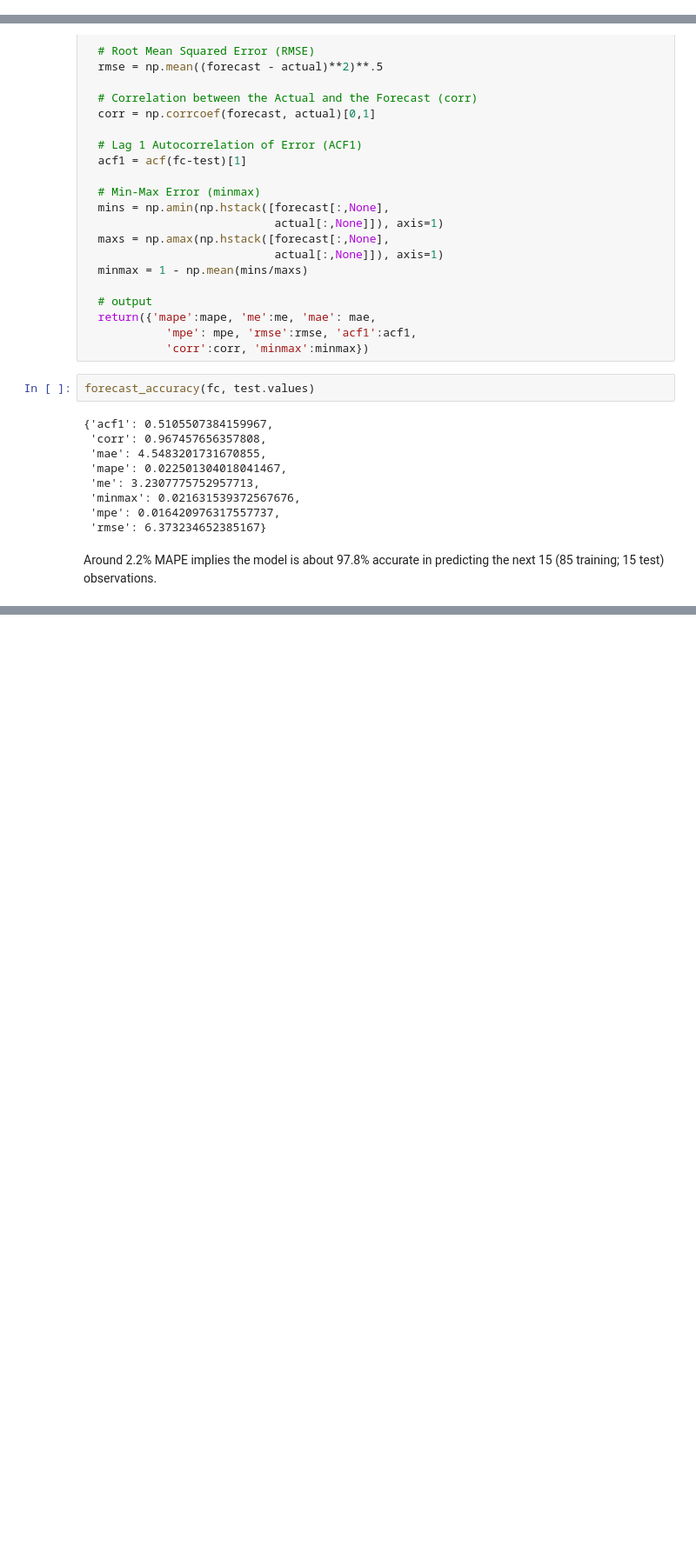
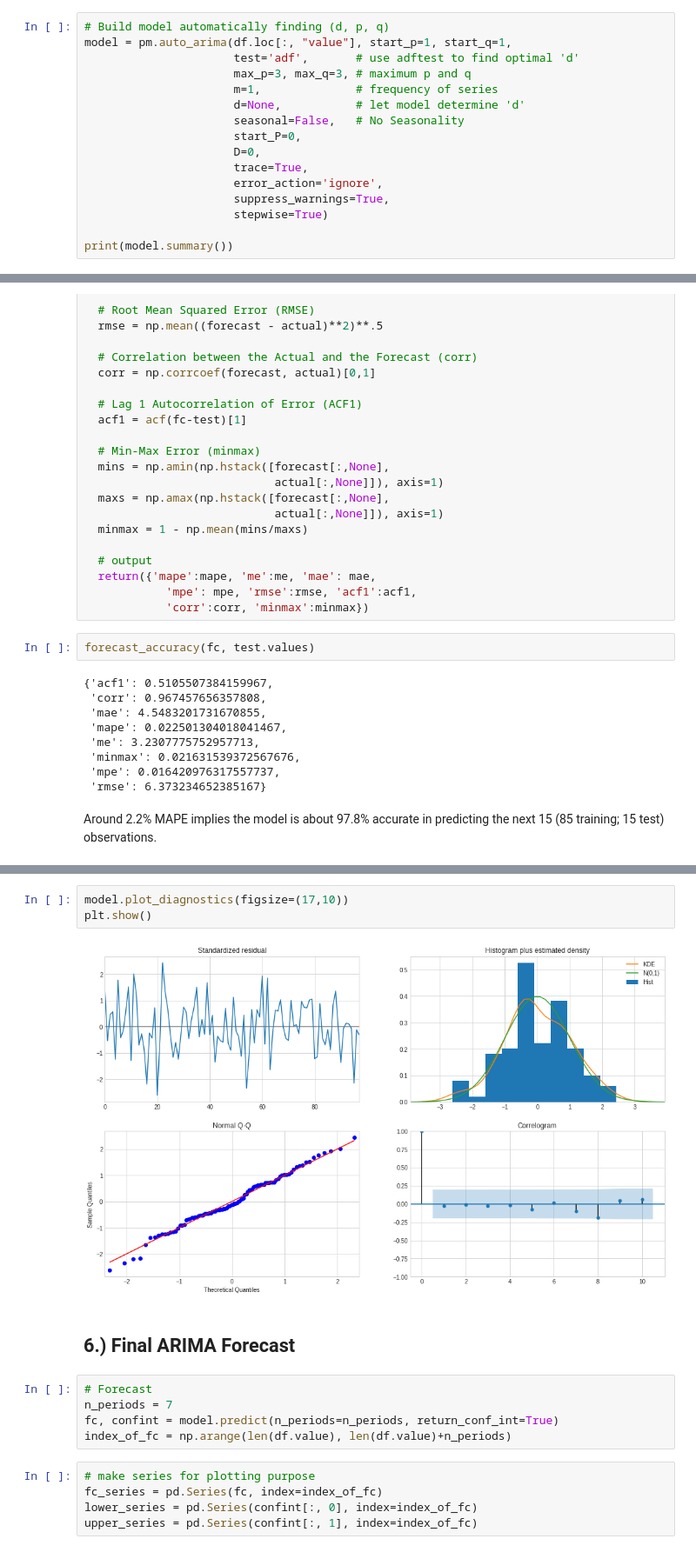
Before and after one commit to lucaskienast/Time-Series-Analysis, a Jupyter notebook: ARIMA Models/ARIMA_Basics.ipynb, the cells around one changed output, grey strips where cells are left out. Shown at 87% size. Saved outputs shown, nothing was run; the diff lists cells and outputs as text; blank space fills up the shorter version.

```diff
--- a/ARIMA Models/ARIMA_Basics.ipynb
+++ b/ARIMA Models/ARIMA_Basics.ipynb
@@ -593,0 +586,16 @@ Here’s a great practice exercise: Try to go back 27, 30, 33, 36 data points an
+# %%
+# Build model automatically finding (d, p, q)
+model = pm.auto_arima(df.loc[:, "value"], start_p=1, start_q=1,
+                      test='adf',       # use adftest to find optimal 'd'
+                      max_p=3, max_q=3, # maximum p and q
+                      m=1,              # frequency of series
+                      d=None,           # let model determine 'd'
+                      seasonal=False,   # No Seasonality
+                      start_P=0,
+                      D=0,
+                      trace=True,
+                      error_action='ignore',
+                      suppress_warnings=True,
+                      stepwise=True)
+
+print(model.summary())
@@ -663,0 +700,17 @@ Around 2.2% MAPE implies the model is about 97.8% accurate in predicting the nex
+# %%
+model.plot_diagnostics(figsize=(17,10))
+plt.show()
+# %% [output]
+[figure, added]
+# %% [markdown]
+## 6.) Final ARIMA Forecast
+# %%
+# Forecast
+n_periods = 7
+fc, confint = model.predict(n_periods=n_periods, return_conf_int=True)
+index_of_fc = np.arange(len(df.value), len(df.value)+n_periods)
+# %%
+# make series for plotting purpose
+fc_series = pd.Series(fc, index=index_of_fc)
+lower_series = pd.Series(confint[:, 0], index=index_of_fc)
+upper_series = pd.Series(confint[:, 1], index=index_of_fc)
```
Also changed, not shown: parts of 11 cells of this notebook.
